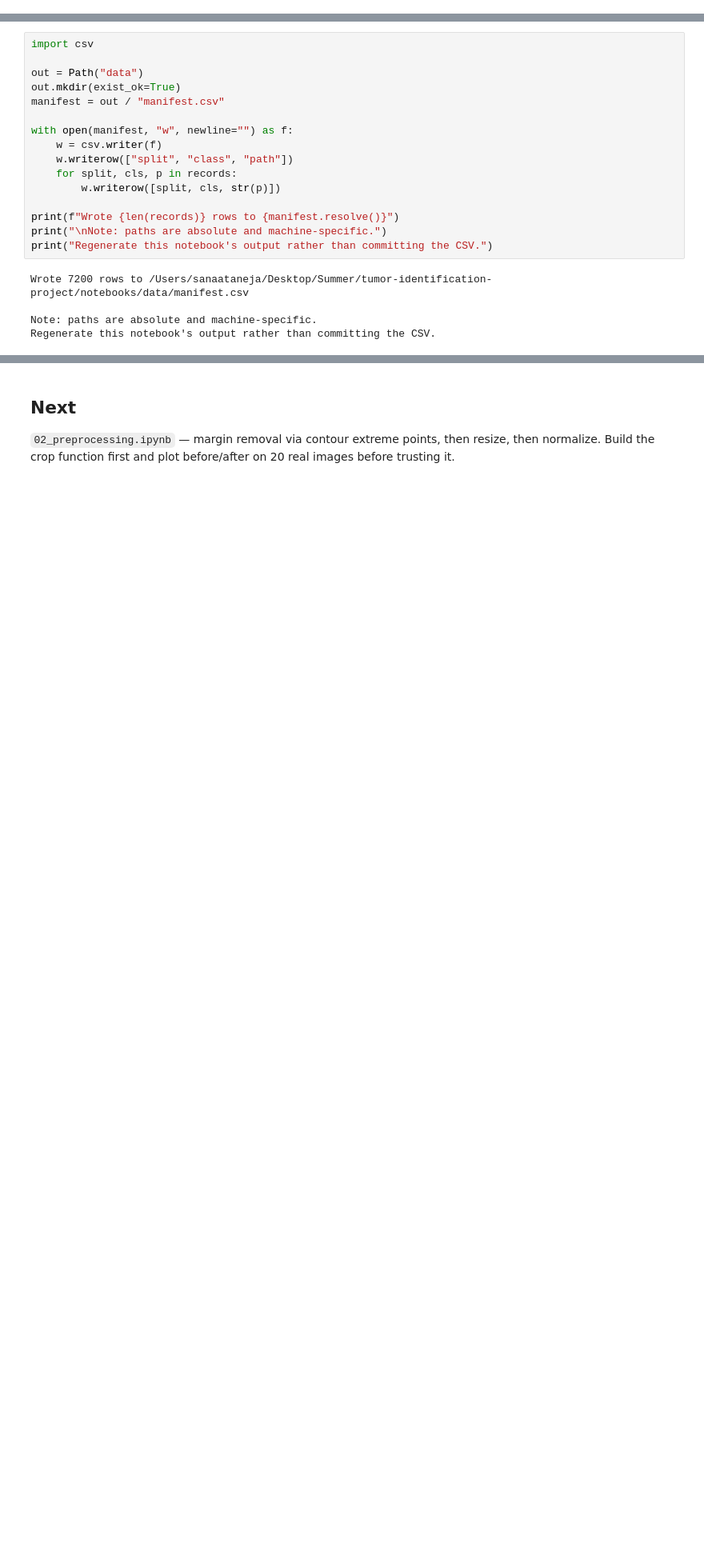
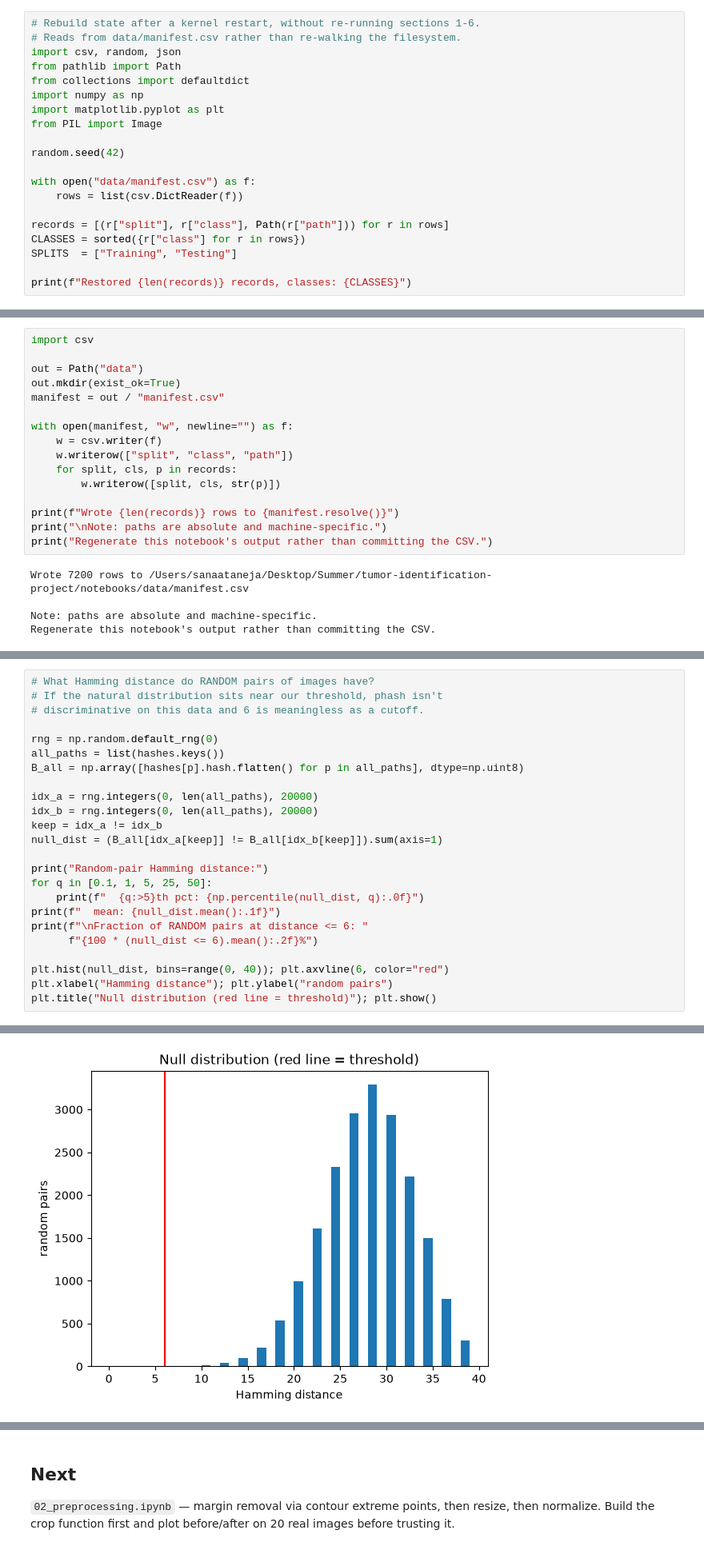
Before and after one commit to sanaa30-01/tumor-identification-project, a Jupyter notebook: notebooks/01_load_and_verify.ipynb, the cells around one changed output, grey strips where cells are left out. Shown at 80% size. Cells and saved outputs as stored; diff of their text form; blank space fills up the shorter version.

Commit message:
completed verifying data, cleaned duplicates, needs preprocessing

```diff
--- a/notebooks/01_load_and_verify.ipynb
+++ b/notebooks/01_load_and_verify.ipynb
@@ -7,3 +7,23 @@ at real samples.
 
 Nothing here trains a model. The goal is to know exactly what the data is before
 writing a single line of preprocessing.
+# %%
+# Rebuild state after a kernel restart, without re-running sections 1-6.
+# Reads from data/manifest.csv rather than re-walking the filesystem.
+import csv, random, json
+from pathlib import Path
+from collections import defaultdict
+import numpy as np
+import matplotlib.pyplot as plt
+from PIL import Image
+
+random.seed(42)
+
+with open("data/manifest.csv") as f:
+    rows = list(csv.DictReader(f))
+
+records = [(r["split"], r["class"], Path(r["path"])) for r in rows]
+CLASSES = sorted({r["class"] for r in rows})
+SPLITS  = ["Training", "Testing"]
+
+print(f"Restored {len(records)} records, classes: {CLASSES}")
@@ -472,0 +631,25 @@ Regenerate this notebook's output rather than committing the CSV.
+# %%
+# What Hamming distance do RANDOM pairs of images have?
+# If the natural distribution sits near our threshold, phash isn't
+# discriminative on this data and 6 is meaningless as a cutoff.
+
+rng = np.random.default_rng(0)
+all_paths = list(hashes.keys())
+B_all = np.array([hashes[p].hash.flatten() for p in all_paths], dtype=np.uint8)
+
+idx_a = rng.integers(0, len(all_paths), 20000)
+idx_b = rng.integers(0, len(all_paths), 20000)
+keep = idx_a != idx_b
+null_dist = (B_all[idx_a[keep]] != B_all[idx_b[keep]]).sum(axis=1)
+
+print("Random-pair Hamming distance:")
+for q in [0.1, 1, 5, 25, 50]:
+    print(f"  {q:>5}th pct: {np.percentile(null_dist, q):.0f}")
+print(f"  mean: {null_dist.mean():.1f}")
+print(f"\nFraction of RANDOM pairs at distance <= 6: "
+      f"{100 * (null_dist <= 6).mean():.2f}%")
+
+plt.hist(null_dist, bins=range(0, 40)); plt.axvline(6, color="red")
+plt.xlabel("Hamming distance"); plt.ylabel("random pairs")
+plt.title("Null distribution (red line = threshold)"); plt.show()
+# %% [output]
@@ -472,0 +665 @@ Regenerate this notebook's output rather than committing the CSV.
+[figure, added]
```
Also changed, not shown: parts of 12 cells of this notebook, 2 other files.
